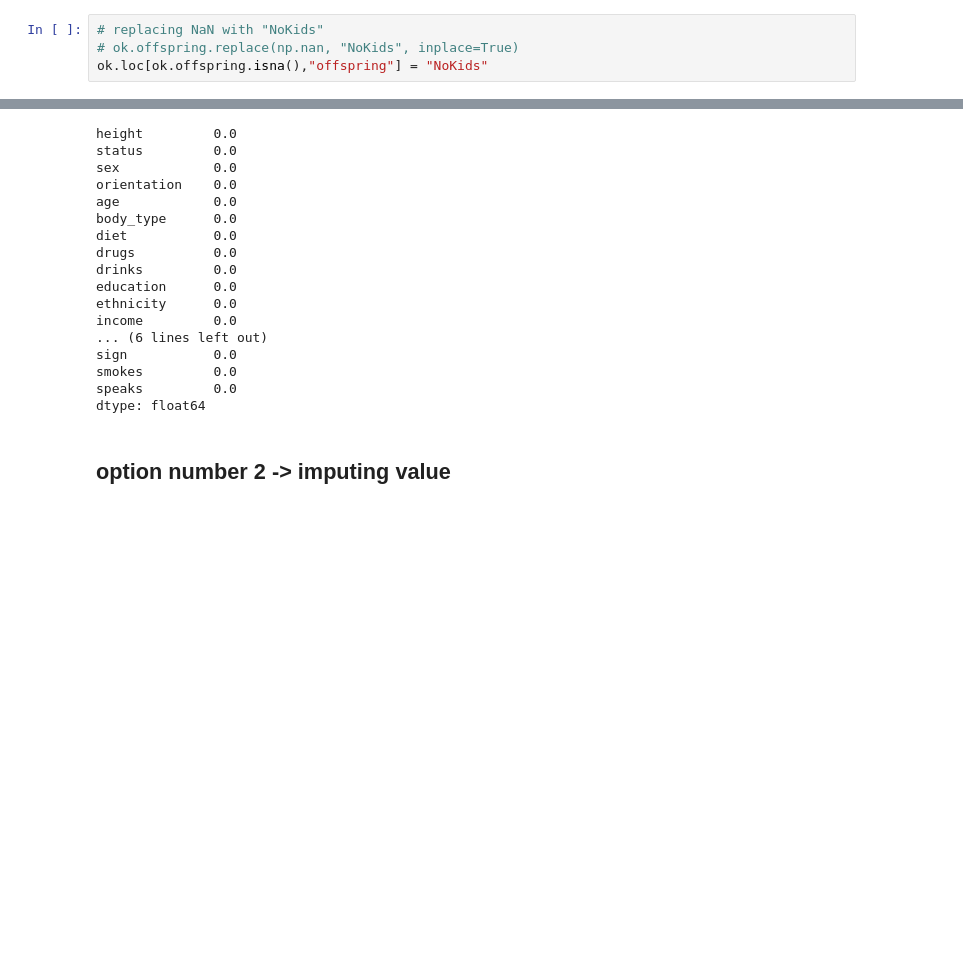
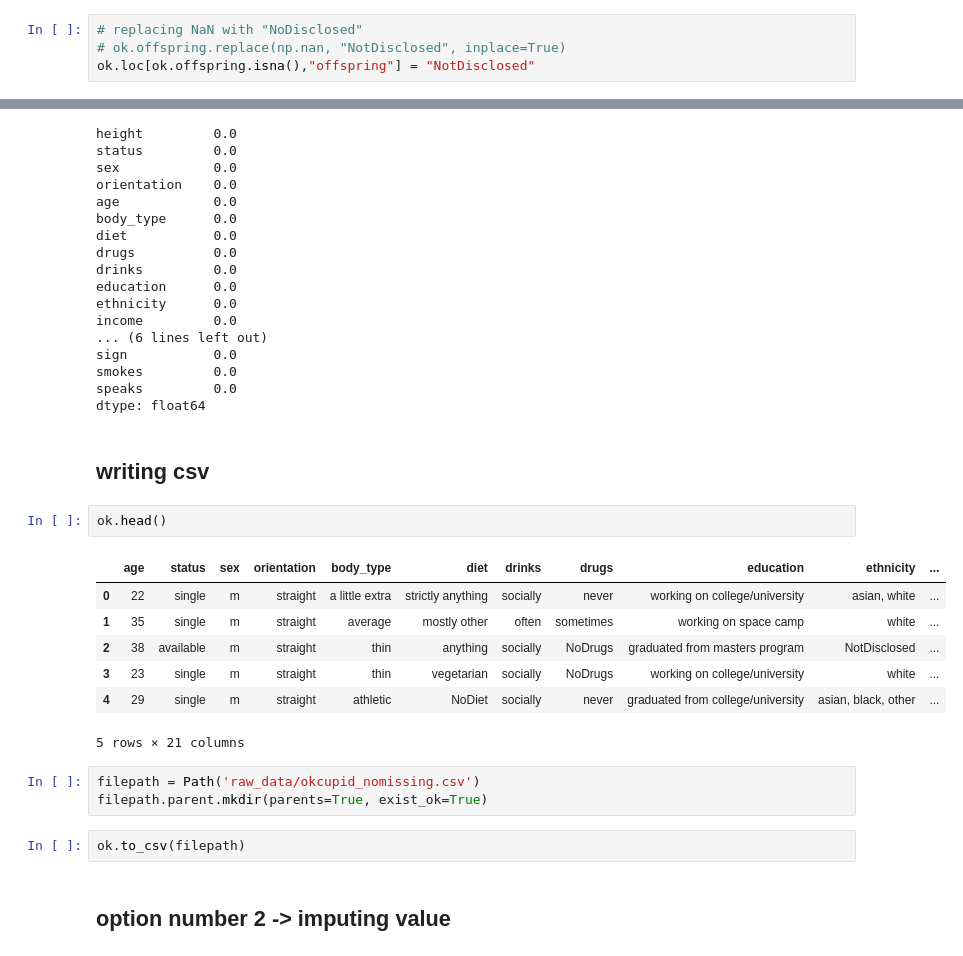
Before and after one commit to ninamcunha/amooora, a Jupyter notebook: amooora.ipynb, the cells around one changed output, grey strips where cells are left out. Drawn from its saved outputs; the diff is of its cells as text; blank space fills up the shorter version.

```diff
--- a/amooora.ipynb
+++ b/amooora.ipynb
@@ -148,6 +149,6 @@ has a kid, and wants more                     71
 has kids, and wants more                      21
 Name: count, dtype: int64
 # %%
-# replacing NaN with "NoKids"
-# ok.offspring.replace(np.nan, "NoKids", inplace=True)
-ok.loc[ok.offspring.isna(),"offspring"] = "NoKids"
+# replacing NaN with "NoDisclosed"
+# ok.offspring.replace(np.nan, "NotDisclosed", inplace=True)
+ok.loc[ok.offspring.isna(),"offspring"] = "NotDisclosed"
@@ -472,6 +475,23 @@ sign           0.0
 smokes         0.0
 speaks         0.0
 dtype: float64
+# %% [markdown]
+## writing csv
+# %%
+ok.head()
+# %% [output]
+|  | age | status | sex | orientation | body_type | diet | drinks | drugs | education | ethnicity | ... |
+| 0 | 22 | single | m | straight | a little extra | strictly anything | socially | never | working on college/university | asian, white | ... |
+| 1 | 35 | single | m | straight | average | mostly other | often | sometimes | working on space camp | white | ... |
+| 2 | 38 | available | m | straight | thin | anything | socially | NoDrugs | graduated from masters program | NotDisclosed | ... |
+| 3 | 23 | single | m | straight | thin | vegetarian | socially | NoDrugs | working on college/university | white | ... |
+| 4 | 29 | single | m | straight | athletic | NoDiet | socially | never | graduated from college/university | asian, black, other | ... |
+5 rows × 21 columns
+# %%
+filepath = Path('raw_data/okcupid_nomissing.csv')
+filepath.parent.mkdir(parents=True, exist_ok=True)
+# %%
+ok.to_csv(filepath)
 # %% [markdown]
 ## option number 2 -> imputing value
 # %%
```
Also changed, not shown: parts of 3 cells of this notebook.
